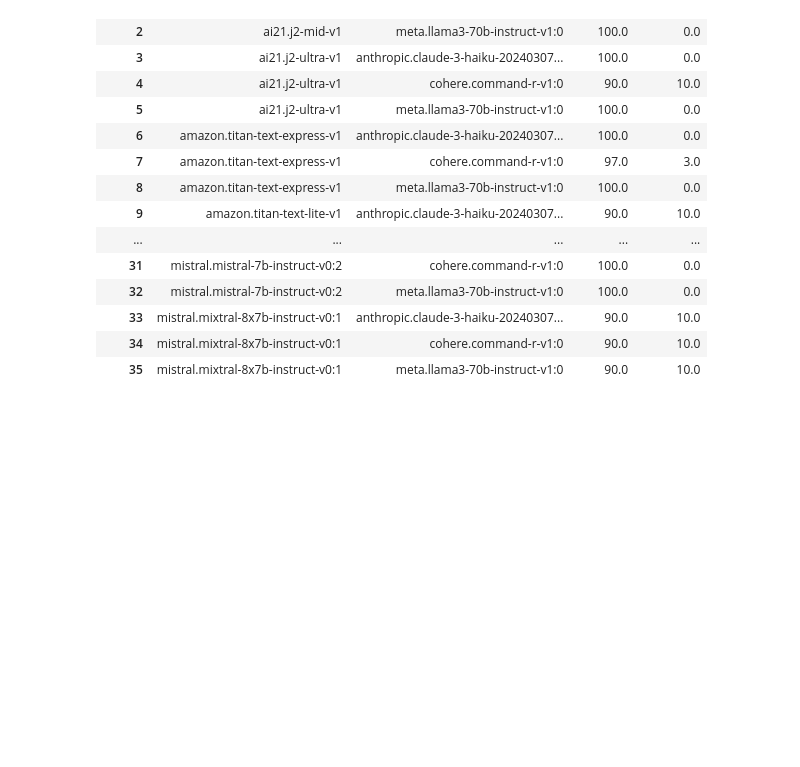
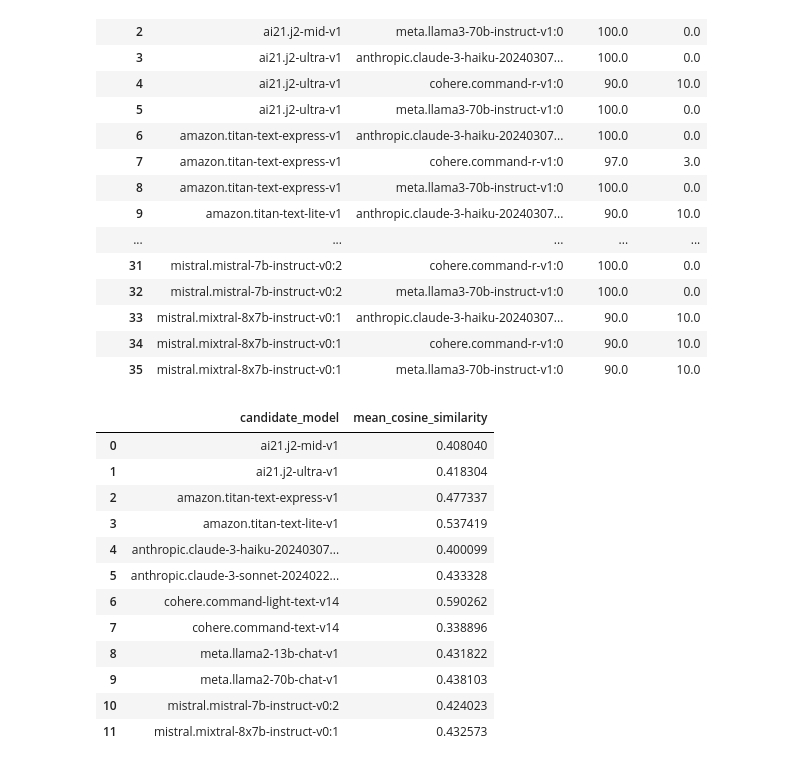
Before and after one commit to aws-samples/foundation-model-benchmarking-tool, a Jupyter notebook: src/fmbench/4_get_evaluations.ipynb, the cells around one changed output. Saved outputs shown, nothing was run; the diff lists cells and outputs as text; code cells hidden in the pictures; blank space fills up the shorter version.

```diff
--- a/src/fmbench/4_get_evaluations.ipynb
+++ b/src/fmbench/4_get_evaluations.ipynb
@@ -836,6 +835,25 @@ per_panel_judgement_result_df.head(40)
 | 33 | mistral.mixtral-8x7b-instruct-v0:1 | anthropic.claude-3-haiku-20240307... | 90.0 | 10.0 |
 | 34 | mistral.mixtral-8x7b-instruct-v0:1 | cohere.command-r-v1:0 | 90.0 | 10.0 |
 | 35 | mistral.mixtral-8x7b-instruct-v0:1 | meta.llama3-70b-instruct-v1:0 | 90.0 | 10.0 |
+# %%
+# Calculate mean cosine similarity for each candidate model
+mean_cosine_similarity = df_eval_results.groupby('candidate_model')['cosine_similarity_score'].mean().reset_index()
+mean_cosine_similarity = mean_cosine_similarity.rename(columns={'cosine_similarity_score': 'mean_cosine_similarity'})
+mean_cosine_similarity
+# %% [output]
+|  | candidate_model | mean_cosine_similarity |
+| 0 | ai21.j2-mid-v1 | 0.408040 |
+| 1 | ai21.j2-ultra-v1 | 0.418304 |
+| 2 | amazon.titan-text-express-v1 | 0.477337 |
+| 3 | amazon.titan-text-lite-v1 | 0.537419 |
+| 4 | anthropic.claude-3-haiku-20240307... | 0.400099 |
+| 5 | anthropic.claude-3-sonnet-2024022... | 0.433328 |
+| 6 | cohere.command-light-text-v14 | 0.590262 |
+| 7 | cohere.command-text-v14 | 0.338896 |
+| 8 | meta.llama2-13b-chat-v1 | 0.431822 |
+| 9 | meta.llama2-70b-chat-v1 | 0.438103 |
+| 10 | mistral.mistral-7b-instruct-v0:2 | 0.424023 |
+| 11 | mistral.mixtral-8x7b-instruct-v0:1 | 0.432573 |
 # %%
 overall_accuracy_grouped_panel_df = panel_summary_responses_df.groupby('candidate_model').sum()
 # Compute the accuracy and error rate of each candidate model id
```
Also changed, not shown: parts of 5 cells of this notebook.
